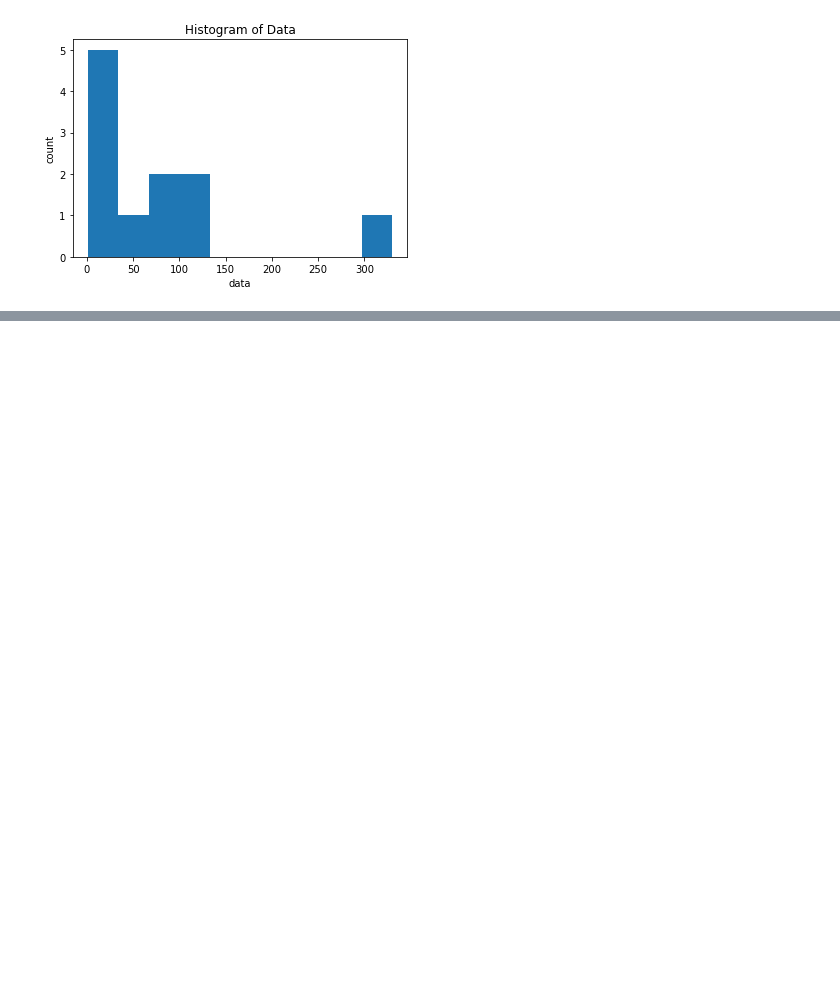
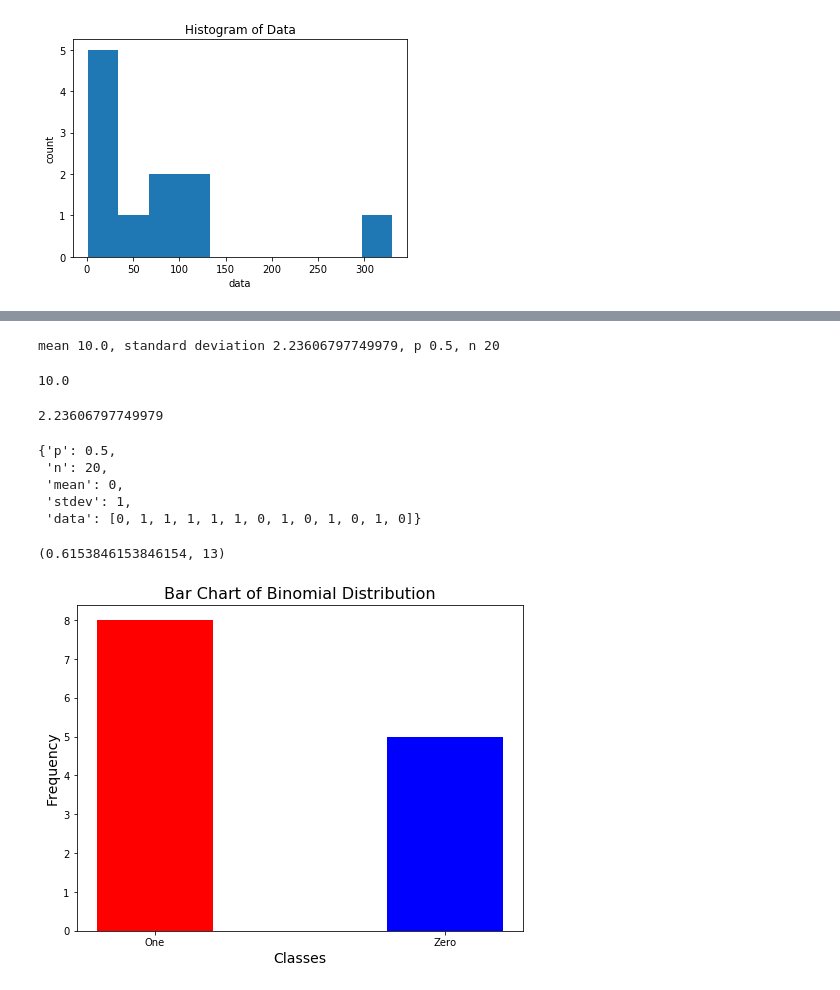
Before and after one commit to Lawrence-Krukrubo/distribushunz, a Jupyter notebook: envpy30/practice_distributions.ipynb, the cells around one changed output, grey strips where cells are left out. Drawn from its saved outputs; the diff is of its cells as text; code cells hidden in the pictures; blank space fills up the shorter version.

```diff
--- a/envpy30/practice_distributions.ipynb
+++ b/envpy30/practice_distributions.ipynb
@@ -83,0 +123,7 @@ g_one.plot_histogram_pdf()
+# %%
+b1 = Binomial()
+b2 = Binomial()
+
+print(b2)
+# %% [output]
+mean 10.0, standard deviation 2.23606797749979, p 0.5, n 20
@@ -83,0 +132,24 @@ g_one.plot_histogram_pdf()
+# %%
+b1.calculate_mean()
+# %% [output]
+10.0
+# %%
+b1.calculate_stdev()
+# %% [output]
+2.23606797749979
+# %%
+b1.__dict__
+# %% [output]
+{'p': 0.5,
+ 'n': 20,
+ 'mean': 0,
+ 'stdev': 1,
+ 'data': [0, 1, 1, 1, 1, 1, 0, 1, 0, 1, 0, 1, 0]}
+# %%
+b1.replace_stats_with_data()
+# %% [output]
+(0.6153846153846154, 13)
+# %%
+b1.plot_bar()
+# %% [output]
+[figure, added]
```
Also changed, not shown: parts of 16 cells of this notebook, 14 other files.
